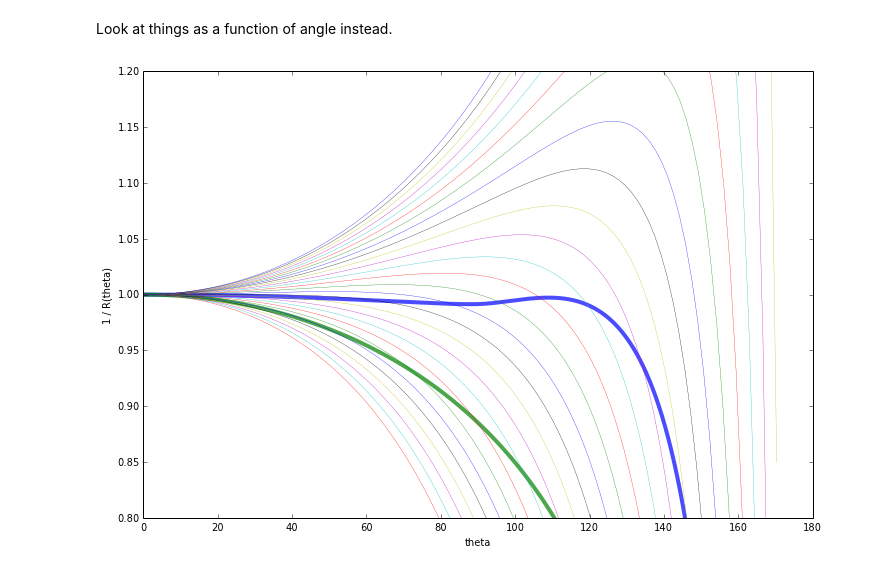
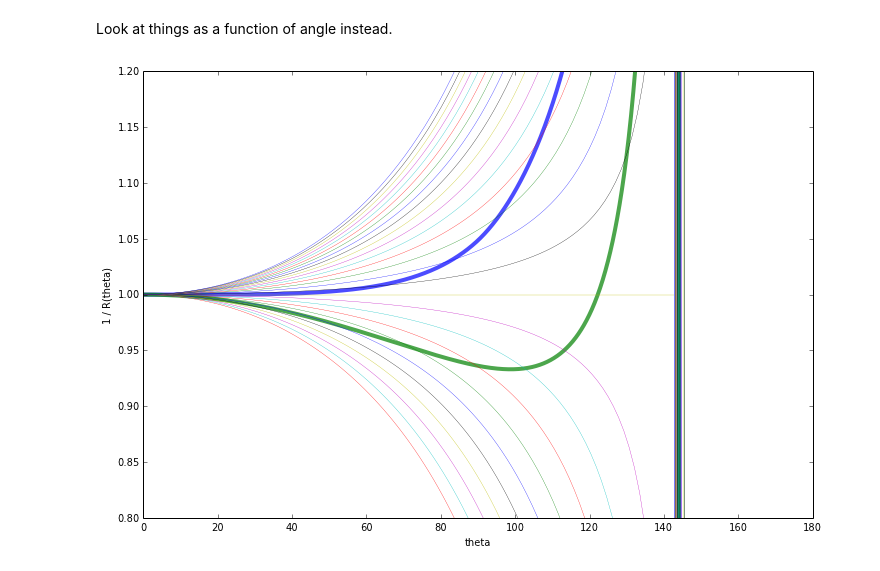
Before and after one commit to will-henney/bowshock-shape, a Jupyter notebook: Shell Thickness.ipynb, the cells around one changed output. Drawn from its saved outputs; the diff is of its cells as text; code cells hidden in the pictures.

```diff
--- a/Shell Thickness.ipynb
+++ b/Shell Thickness.ipynb
@@ -56,7 +83,7 @@ For the equal momentum case, the CD is a plane, so $R = z_0 /\cos\theta$ with $R
 z0 = 1.0
 fitdata = {}
 theta_infs = np.arange(120, 180)
-b = 1.0
+b = 1.4
 for theta_inf in theta_infs:
     a = 90.0/theta_inf
     theta = np.linspace(0.0, theta_inf, 100, endpoint=False)
@@ -143,17 +170,17 @@ Ri = np.sqrt(xi**2 + yi**2)
 thp = np.arctan2(yp, xp)
 thi = np.arctan2(yi, xi)
 # %%
-a0 = 0.505
-b = 1.5
+a0 = 0.625
+b = 1.0
 plot(np.degrees(thp), 1./Rp/np.cos(a0*thp)**b, lw=4, alpha=0.7)
 plot(np.degrees(thi), 1./Ri/np.cos(a0*thi)**b, lw=4, alpha=0.7)
 for thinf in range(124, 178, 2):
     plot(fitdata[thinf]['theta'], 1./fitdata[thinf]['R']/np.cos(a0*np.radians(fitdata[thinf]['theta']))**b, lw=0.3)
 xlim(0.0, 180.0)
 ylim(0.8, 1.2)
 #yscale('log')
 xlabel('theta')
 ylabel('1 / R(theta)')
 gcf().set_size_inches(12, 8)
 # %% [output]
-[figure, old version]
+[figure, new version]
```
Also changed, not shown: parts of 9 cells of this notebook, 3 other files.
